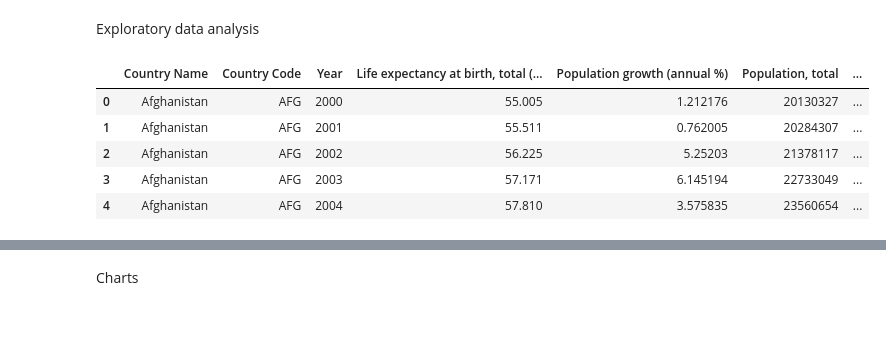
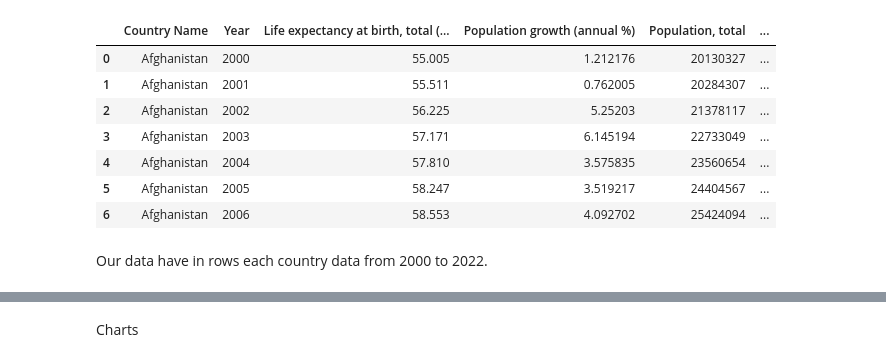
Before and after one commit to chillMLguy/life-expectancy, a Jupyter notebook: report.ipynb, the cells around one changed output, grey strips where cells are left out. Drawn from its saved outputs; the diff is of its cells as text; code cells hidden in the pictures; blank space fills up the shorter version.

```diff
--- a/report.ipynb
+++ b/report.ipynb
@@ -13,21 +35,28 @@ from sklearn.ensemble import RandomForestRegressor
 from sklearn.model_selection import cross_val_score
 from sklearn.model_selection import GridSearchCV
 
-data = pd.read_excel("data_lexp.xlsx")
-#Due to the fact that there are a lot of empties in 2023 I am deciding to drop this year
-data = data.rename(columns={"Atrybut" : "Year"})
-data = data[data['Year'] != 2023]
+
+def import_data(data_path):
+    data = pd.read_excel(data_path)
+    data = data.rename(columns={"Atrybut" : "Year"})
+    data = data[data['Year'] != 2023]
+    data = data.drop(["Country Code"], axis = 1)
+    return data
+
+data = import_data("data_lexp.xlsx")
-# %% [markdown]
-Exploratory data analysis
 # %%
-data.head(5)
+data.head(7)
 # %% [output]
-|  | Country Name | Country Code | Year | Life expectancy at birth, total (... | Population growth (annual %) | Population, total | ... |
-| 0 | Afghanistan | AFG | 2000 | 55.005 | 1.212176 | 20130327 | ... |
-| 1 | Afghanistan | AFG | 2001 | 55.511 | 0.762005 | 20284307 | ... |
-| 2 | Afghanistan | AFG | 2002 | 56.225 | 5.25203 | 21378117 | ... |
-| 3 | Afghanistan | AFG | 2003 | 57.171 | 6.145194 | 22733049 | ... |
-| 4 | Afghanistan | AFG | 2004 | 57.810 | 3.575835 | 23560654 | ... |
+|  | Country Name | Year | Life expectancy at birth, total (... | Population growth (annual %) | Population, total | ... |
+| 0 | Afghanistan | 2000 | 55.005 | 1.212176 | 20130327 | ... |
+| 1 | Afghanistan | 2001 | 55.511 | 0.762005 | 20284307 | ... |
+| 2 | Afghanistan | 2002 | 56.225 | 5.25203 | 21378117 | ... |
+| 3 | Afghanistan | 2003 | 57.171 | 6.145194 | 22733049 | ... |
+| 4 | Afghanistan | 2004 | 57.810 | 3.575835 | 23560654 | ... |
+| 5 | Afghanistan | 2005 | 58.247 | 3.519217 | 24404567 | ... |
+| 6 | Afghanistan | 2006 | 58.553 | 4.092702 | 25424094 | ... |
+# %% [markdown]
+Our data have in rows each country data from 2000 to 2022.
 # %%
 data_2022 = data[data["Year"] == 2022]
 data_2022.head(5)
```
Also changed, not shown: parts of 24 cells of this notebook, 1 other file.
